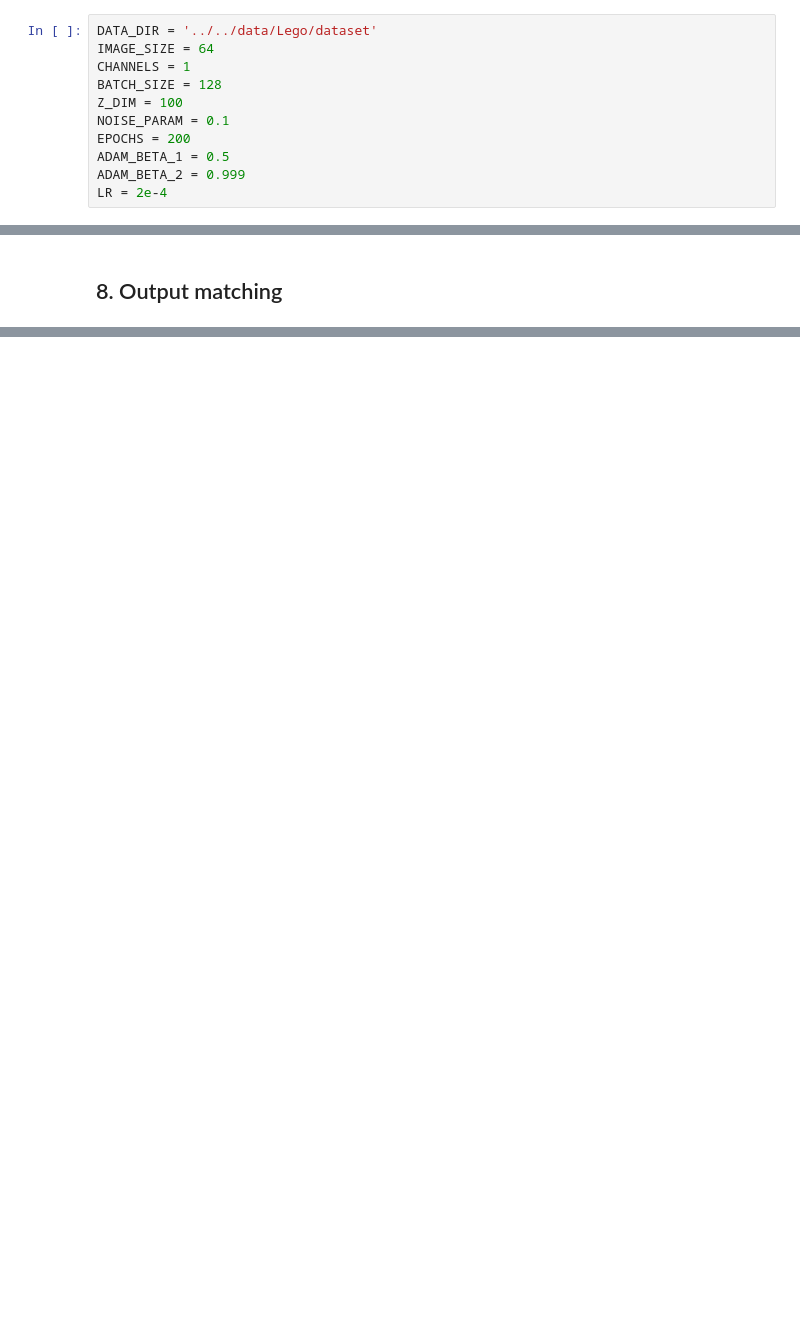
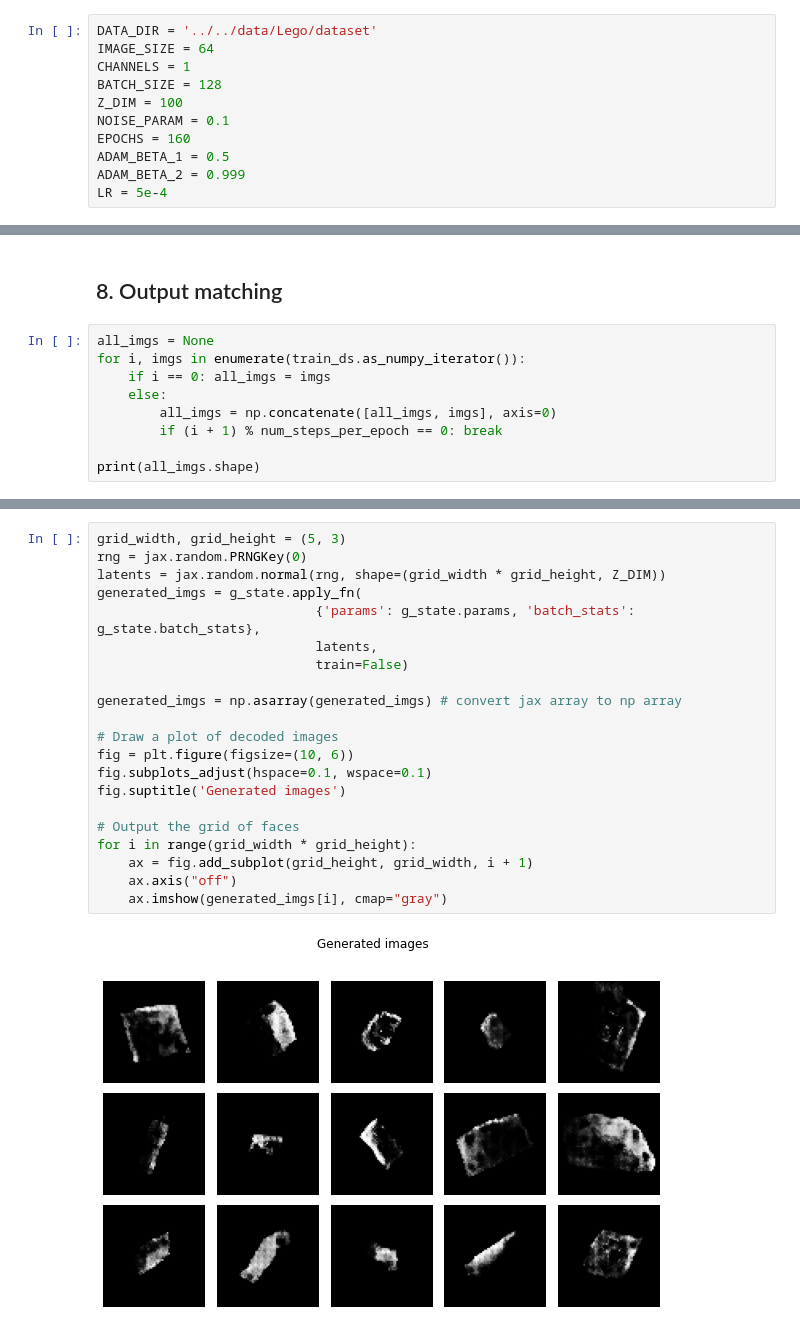
Before and after one commit to terrence-ou/Generative-Deep-Learning-2nd-Edition-PyTorch-JAX, a Jupyter notebook: JAX_FLAX/chapter_04_gan/01_dcgan.ipynb, the cells around one changed output, grey strips where cells are left out. Cells and saved outputs as stored; diff of their text form; blank space fills up the shorter version.

```diff
--- a/JAX_FLAX/chapter_04_gan/01_dcgan.ipynb
+++ b/JAX_FLAX/chapter_04_gan/01_dcgan.ipynb
@@ -41,10 +35,10 @@ CHANNELS = 1
 BATCH_SIZE = 128
 Z_DIM = 100
 NOISE_PARAM = 0.1
-EPOCHS = 200
+EPOCHS = 160
 ADAM_BETA_1 = 0.5
 ADAM_BETA_2 = 0.999
-LR = 2e-4
+LR = 5e-4
 # %% [markdown]
 ## 1. Prepare dataset
 # %%
@@ -367,2 +415,11 @@ for i in range(grid_width * grid_height):
 # %% [markdown]
 ## 8. Output matching
+# %%
+all_imgs = None
+for i, imgs in enumerate(train_ds.as_numpy_iterator()):
+    if i == 0: all_imgs = imgs
+    else:
+        all_imgs = np.concatenate([all_imgs, imgs], axis=0)
+        if (i + 1) % num_steps_per_epoch == 0: break
+
+print(all_imgs.shape)
@@ -368,0 +428,23 @@ for i in range(grid_width * grid_height):
+# %%
+grid_width, grid_height = (5, 3)
+rng = jax.random.PRNGKey(0)
+latents = jax.random.normal(rng, shape=(grid_width * grid_height, Z_DIM))
+generated_imgs = g_state.apply_fn(
+                            {'params': g_state.params, 'batch_stats': g_state.batch_stats},
+                            latents,
+                            train=False)
+
+generated_imgs = np.asarray(generated_imgs) # convert jax array to np array
+
+# Draw a plot of decoded images
+fig = plt.figure(figsize=(10, 6))
+fig.subplots_adjust(hspace=0.1, wspace=0.1)
+fig.suptitle('Generated images')
+
+# Output the grid of faces
+for i in range(grid_width * grid_height):
+    ax = fig.add_subplot(grid_height, grid_width, i + 1)
+    ax.axis("off")
+    ax.imshow(generated_imgs[i], cmap="gray")
+# %% [output]
+[figure, added]
```
Also changed, not shown: parts of 13 cells of this notebook.
